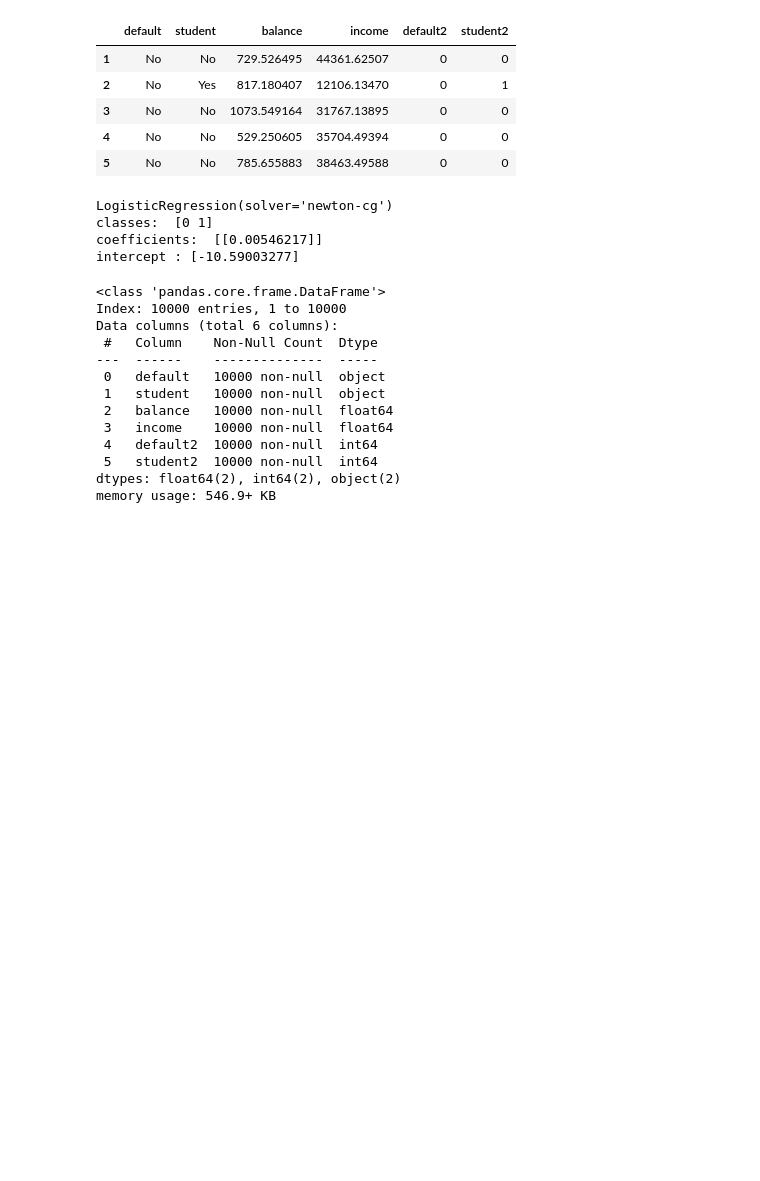
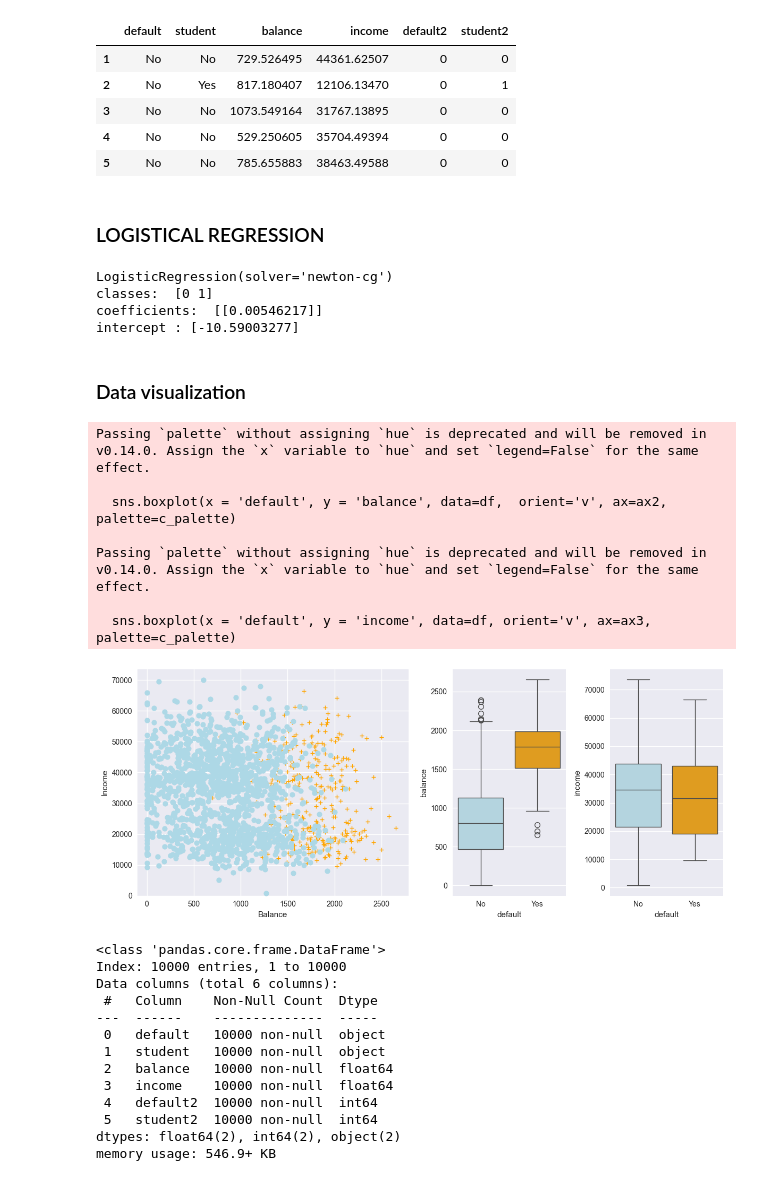
Before and after one commit to xz-bruh-bwe/EE_257, a Jupyter notebook: %ML_PATH_EE257%/EE257_env/Assignments/Hw4/Hw4_Problem2.ipynb, the cells around one changed output. Cells and saved outputs as stored; diff of their text form; code cells hidden in the pictures; blank space fills up the shorter version.

```diff
--- a/%ML_PATH_EE257%/EE257_env/Assignments/Hw4/Hw4_Problem2.ipynb
+++ b/%ML_PATH_EE257%/EE257_env/Assignments/Hw4/Hw4_Problem2.ipynb
@@ -46,6 +46,8 @@ df.head()
 | 3 | No | No | 1073.549164 | 31767.13895 | 0 | 0 |
 | 4 | No | No | 529.250605 | 35704.49394 | 0 | 0 |
 | 5 | No | No | 785.655883 | 38463.49588 | 0 | 0 |
+# %% [markdown]
+### LOGISTICAL REGRESSION
 # %%
 # LOGISTICAL REGRESSION
 #establish y output:
@@ -69,6 +71,53 @@ LogisticRegression(solver='newton-cg')
 classes:  [0 1]
 coefficients:  [[0.00546217]]
 intercept : [-10.59003277]
+# %% [markdown]
+### Data visualization
+# %%
+#SCATTER AND BOX PLOT
+
+fig = plt.figure(figsize=(12,5))
+gs = mpl.gridspec.GridSpec(1, 4)
+ax1 = plt.subplot(gs[0,:-2])
+ax2 = plt.subplot(gs[0,-2])
+ax3 = plt.subplot(gs[0,-1])
+
+# Take a fraction of the samples where target value (default) is 'no'
+df_no = df[df.default2 == 0].sample(frac=0.15)
+# Take all samples  where target value is 'yes'
+df_yes = df[df.default2 == 1]
+
+#Concat function used instead of append
+df_ = pd.concat([df_no, df_yes])
+
+# Creating the plots with + and negative
+ax1.scatter(df_[df_.default == 'Yes'].balance, df_[df_.default == 'Yes'].income, s=40, c='orange', marker='+',
+            linewidths=1)
+ax1.scatter(df_[df_.default == 'No'].balance, df_[df_.default == 'No'].income, s=40, c='lightblue', marker='o',
+            linewidths=1)
+
+
+#Labeling the Axis
+ax1.set_ylim(ymin=0)
+ax1.set_ylabel('Income')
+ax1.set_xlim(xmin=-100)
+ax1.set_xlabel('Balance')
+
+
+#Plotting the box Plots
+c_palette = {'No':'lightblue', 'Yes':'orange'}
+sns.boxplot(x = 'default', y = 'balance', data=df,  orient='v', ax=ax2, palette=c_palette)
+sns.boxplot(x = 'default', y = 'income', data=df, orient='v', ax=ax3, palette=c_palette)
+gs.tight_layout(plt.gcf())
+# %% [output]
+Passing `palette` without assigning `hue` is deprecated and will be removed in v0.14.0. Assign the `x` variable to `hue` and set `legend=False` for the same effect.
+
+  sns.boxplot(x = 'default', y = 'balance', data=df,  orient='v', ax=ax2, palette=c_palette)
+
+Passing `palette` without assigning `hue` is deprecated and will be removed in v0.14.0. Assign the `x` variable to `hue` and set `legend=False` for the same effect.
+
+  sns.boxplot(x = 'default', y = 'income', data=df, orient='v', ax=ax3, palette=c_palette)
+[figure, added]
 # %%
 df.info()
 # %% [output]
```
Also changed, not shown: parts of 12 cells of this notebook.
